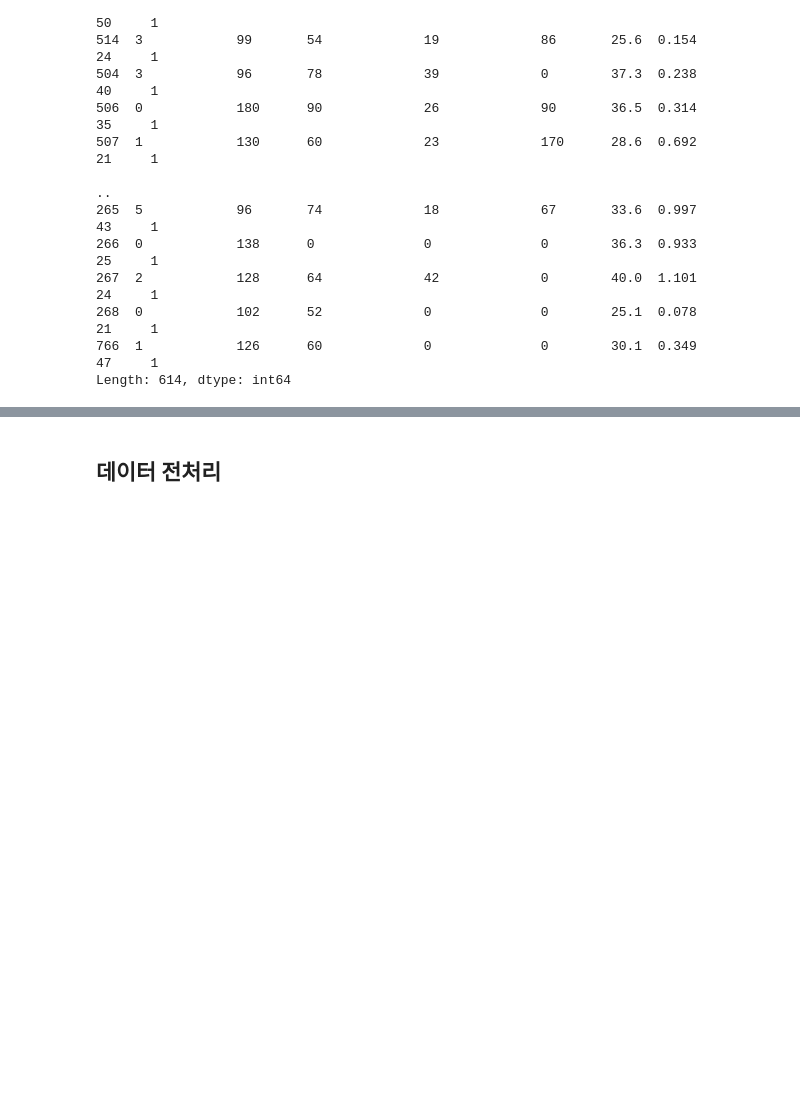
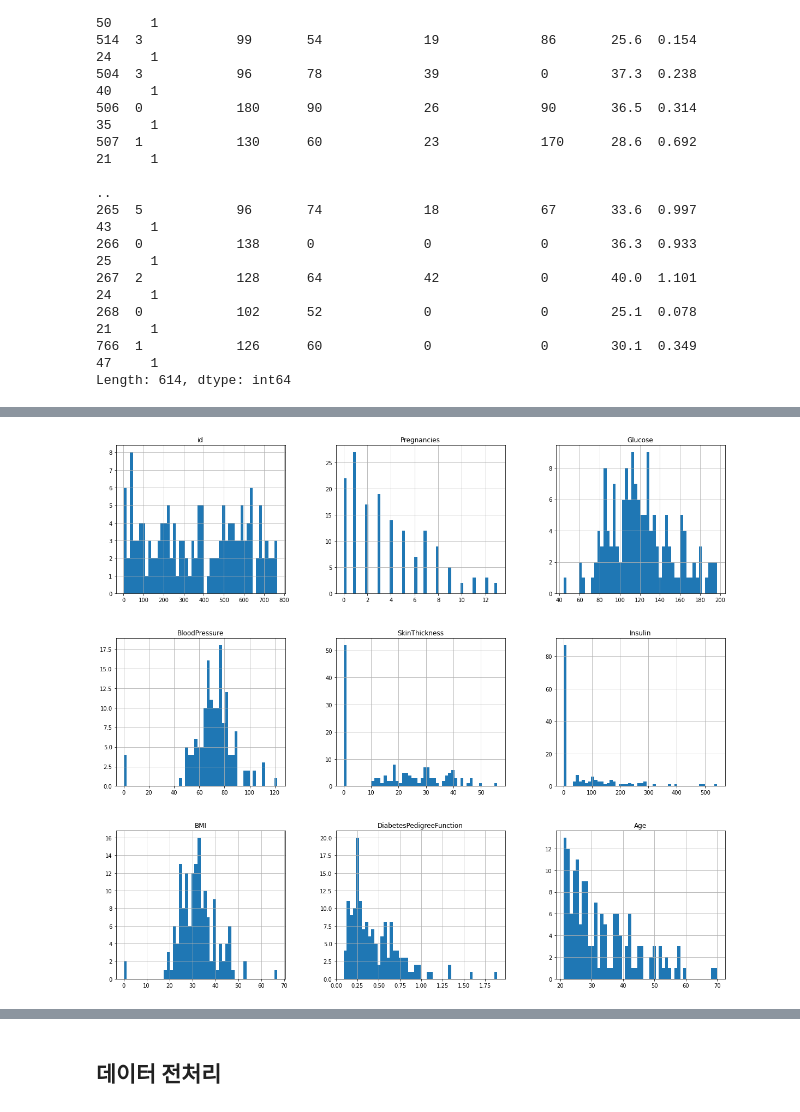
Before and after one commit to DreamInTheMazeCZ/Python_Toy_Project, a Jupyter notebook: Pima Indians Diabetes.ipynb, the cells around one changed output, grey strips where cells are left out. Cells and saved outputs as stored; diff of their text form; code cells hidden in the pictures; blank space fills up the shorter version.

```diff
--- a/Pima Indians Diabetes.ipynb
+++ b/Pima Indians Diabetes.ipynb
@@ -176,0 +160,5 @@ Length: 614, dtype: int64
+# %%
+X_test.hist(bins=50, figsize=(20,18));
+# BloodPressure, SkinThickness, Insulin, BMI의 값 중 0은 이상값
+# %% [output]
+[figure, added]
```
Also changed, not shown: parts of 38 cells of this notebook.
